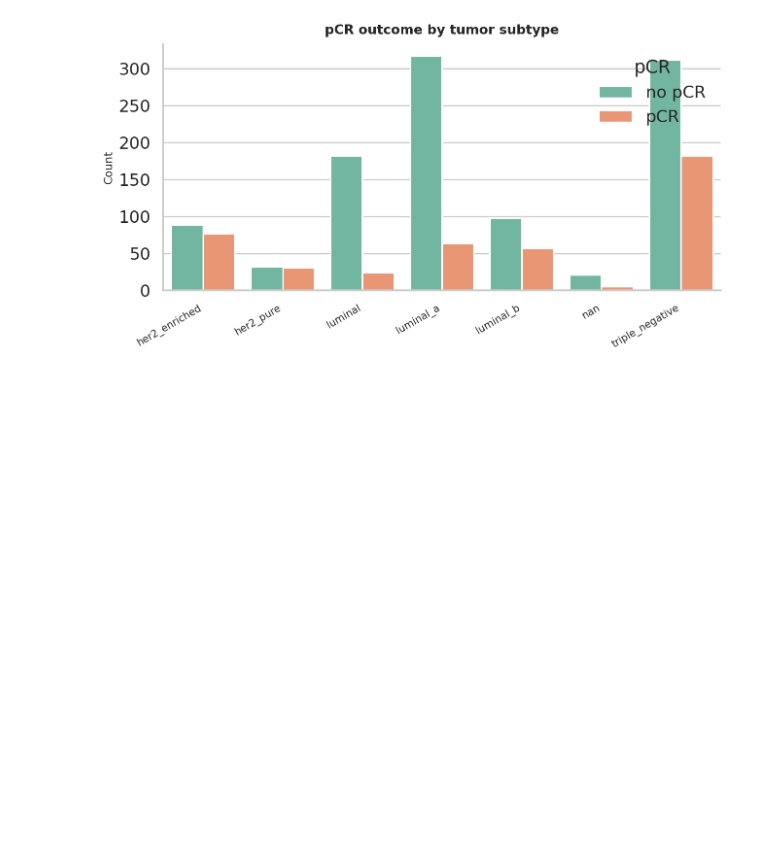
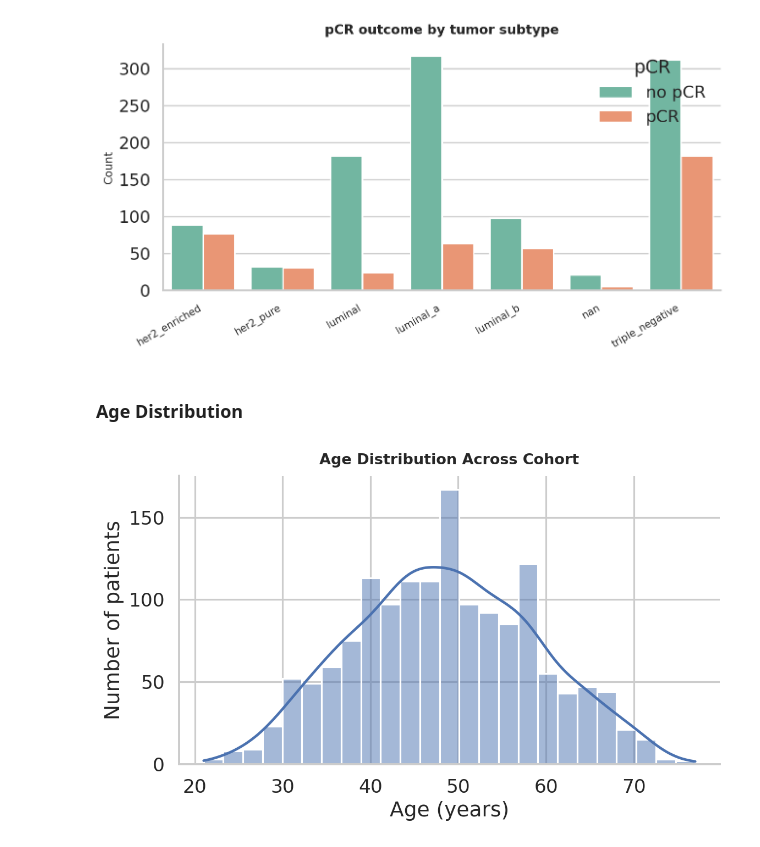
Before and after one commit to dsi-clinic/vanguard, a Jupyter notebook: Clinical and Imaging Exploration/exploration.ipynb, the cells around one changed output. Cells and saved outputs as stored; diff of their text form; code cells hidden in the pictures; blank space fills up the shorter version.

Commit message:
Cohort overview tables and graphs

```diff
--- a/Clinical and Imaging Exploration/exploration.ipynb
+++ b/Clinical and Imaging Exploration/exploration.ipynb
@@ -385,3 +385,19 @@ plt.show()
 plt.close(fig)
 # %% [output]
 [figure]
+# %% [markdown]
+### Age Distribution
+# %%
+# --- Age distribution ---
+fig, ax = plt.subplots(figsize=(8,5))
+sns.histplot(meta_df, x="age", bins=25, kde=True, color="#4B72B0", ax=ax)
+ax.set_title("Age Distribution Across Cohort", fontsize=13, weight="bold", pad=10)
+ax.set_xlabel("Age (years)")
+ax.set_ylabel("Number of patients")
+sns.despine(ax=ax)
+fig.tight_layout()
+fig.savefig(f"{OUT_DIR}/figs/age_hist.png", bbox_inches="tight", dpi=200)
+plt.show()
+plt.close(fig)
+# %% [output]
+[figure, added]
```
Also changed, not shown: parts of 13 cells of this notebook, 8 other files.
